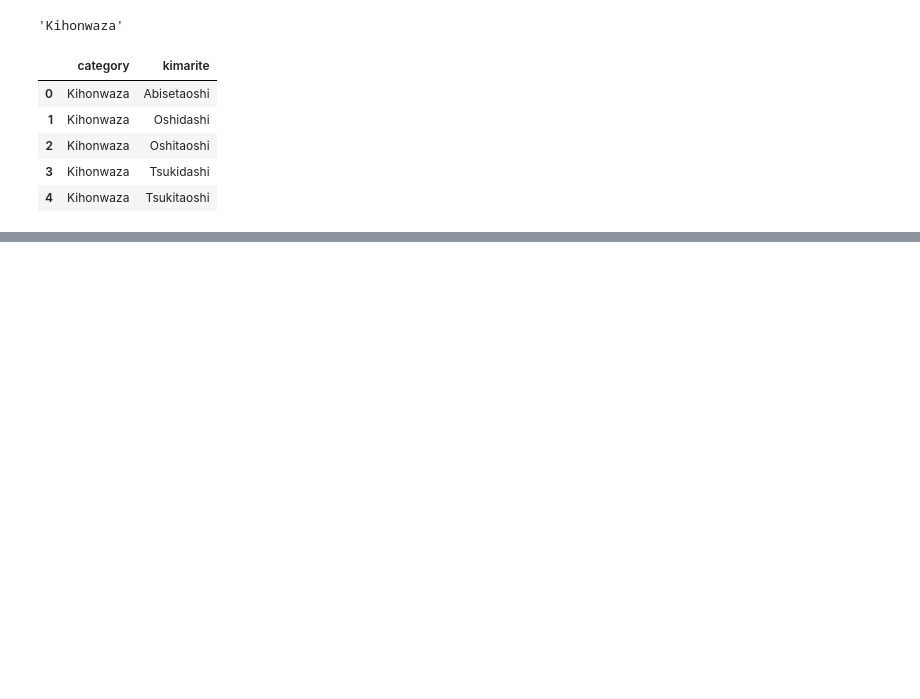
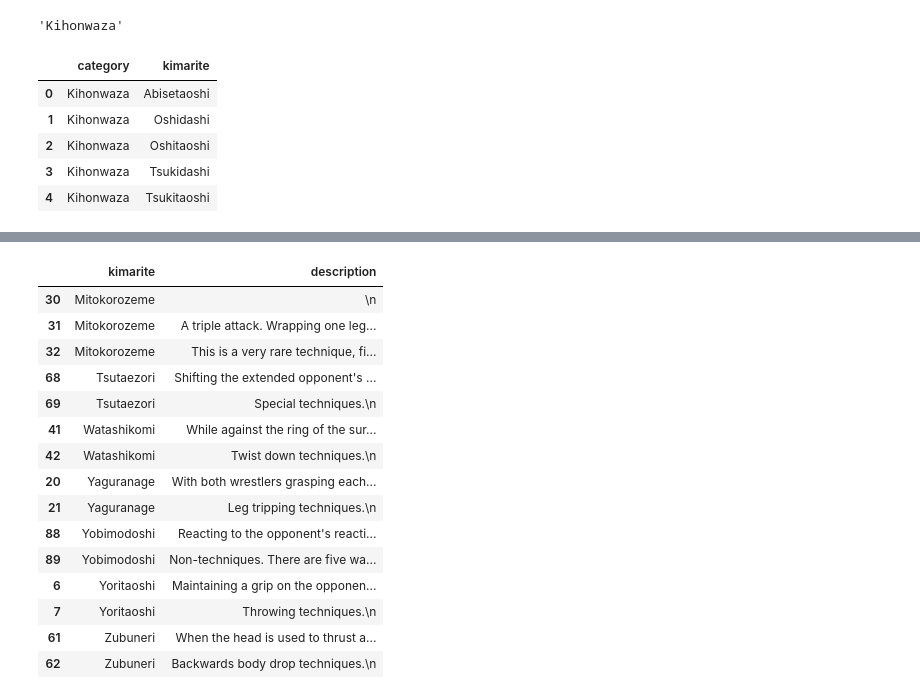
Before and after one commit to jackrapp/etl_sumo, a Jupyter notebook: kimarite_keys.ipynb, the cells around one changed output, grey strips where cells are left out. Saved outputs shown, nothing was run; the diff lists cells and outputs as text; code cells hidden in the pictures; blank space fills up the shorter version.

Commit message:
descriptions key table for kimarite made

```diff
--- a/kimarite_keys.ipynb
+++ b/kimarite_keys.ipynb
@@ -150,8 +159,3 @@ description
  <h3 id="p-tb-label">Tools</h3>,
  <h3 id="p-coll-print_export-label">Print/export</h3>,
  <h3 id="p-lang-label">Languages</h3>]
-# %%
-
-
-for row in description:
-    print(row.text)
@@ -177,0 +162,20 @@ new['rank']
+# %%
+# Lists to hold kimarite and text descriptions
+kimarite_list = []
+descriptions_list = []
+
+# For loop to add description to table
+saved = 'none'
+
+for row in description[4:]:
+    # Add kimarite description to variable
+    if row.name == 'h3':
+        saved = row.text
+    # Use variable to grab the next paragraph description from wikipedia
+    elif row.name == 'p':
+        for kimarite in kimarite_desc['kimarite']:
+            if kimarite in saved:
+                print(kimarite)
+                kimarite_list.append(kimarite)
+                print(row.text)
+                descriptions_list.append(row.text)
@@ -177,0 +200,27 @@ new['rank']
+# %%
+# Combine two lists
+kimarite_temp = pd.DataFrame({'kimarite':kimarite_list,'description':descriptions_list})
+# %%
+# Clean up any double values
+# Used text from Wikipedia to find correct columns
+kimarite_temp['kimarite'].value_counts()
+
+# Duplicates
+pd.concat(g for _, g in kimarite_temp.groupby("kimarite") if len(g) > 1)
+# %% [output]
+|  | kimarite | description |
+| 30 | Mitokorozeme | \n |
+| 31 | Mitokorozeme | A triple attack. Wrapping one leg... |
+| 32 | Mitokorozeme | This is a very rare technique, fi... |
+| 68 | Tsutaezori | Shifting the extended opponent's ... |
+| 69 | Tsutaezori | Special techniques.\n |
+| 41 | Watashikomi | While against the ring of the sur... |
+| 42 | Watashikomi | Twist down techniques.\n |
+| 20 | Yaguranage | With both wrestlers grasping each... |
+| 21 | Yaguranage | Leg tripping techniques.\n |
+| 88 | Yobimodoshi | Reacting to the opponent's reacti... |
+| 89 | Yobimodoshi | Non-techniques. There are five wa... |
+| 6 | Yoritaoshi | Maintaining a grip on the opponen... |
+| 7 | Yoritaoshi | Throwing techniques.\n |
+| 61 | Zubuneri | When the head is used to thrust a... |
+| 62 | Zubuneri | Backwards body drop techniques.\n |
```
Also changed, not shown: parts of 15 cells of this notebook, 1 other file.
